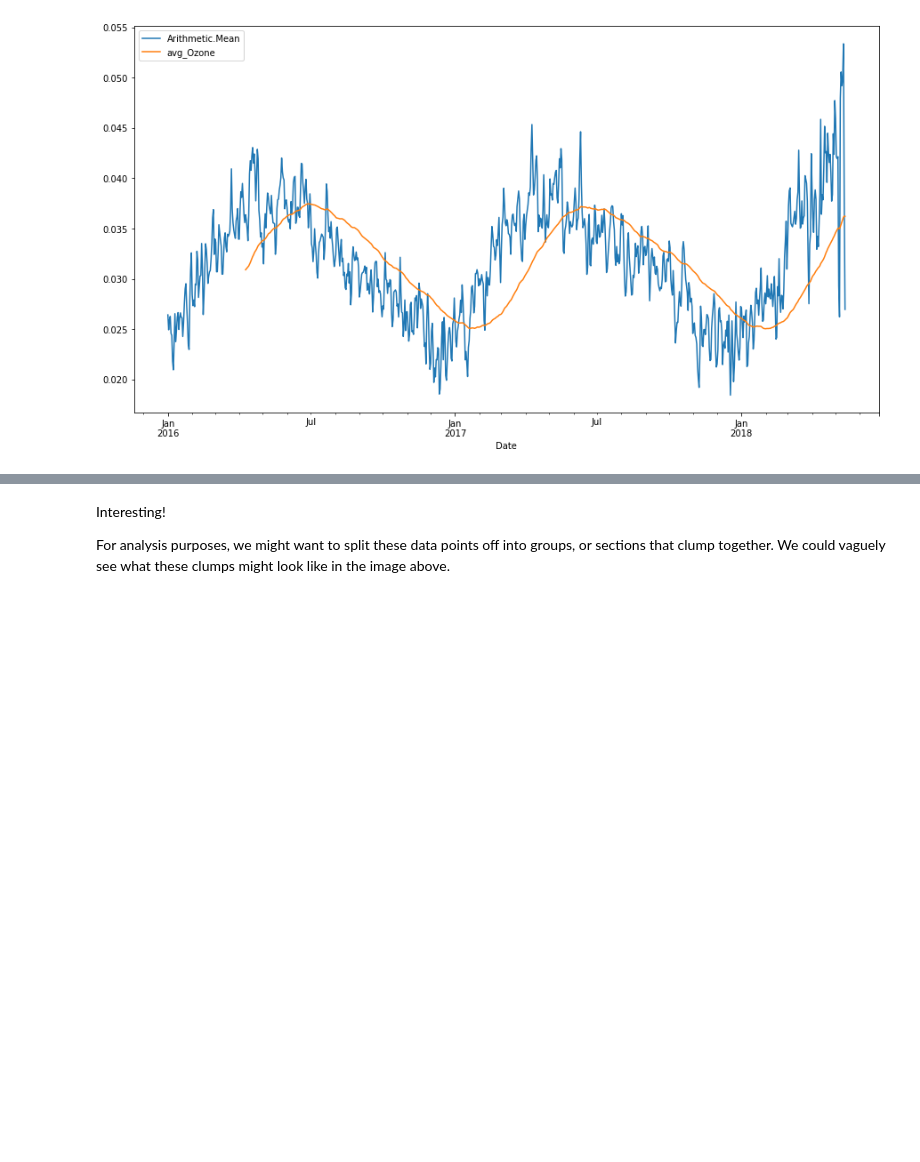
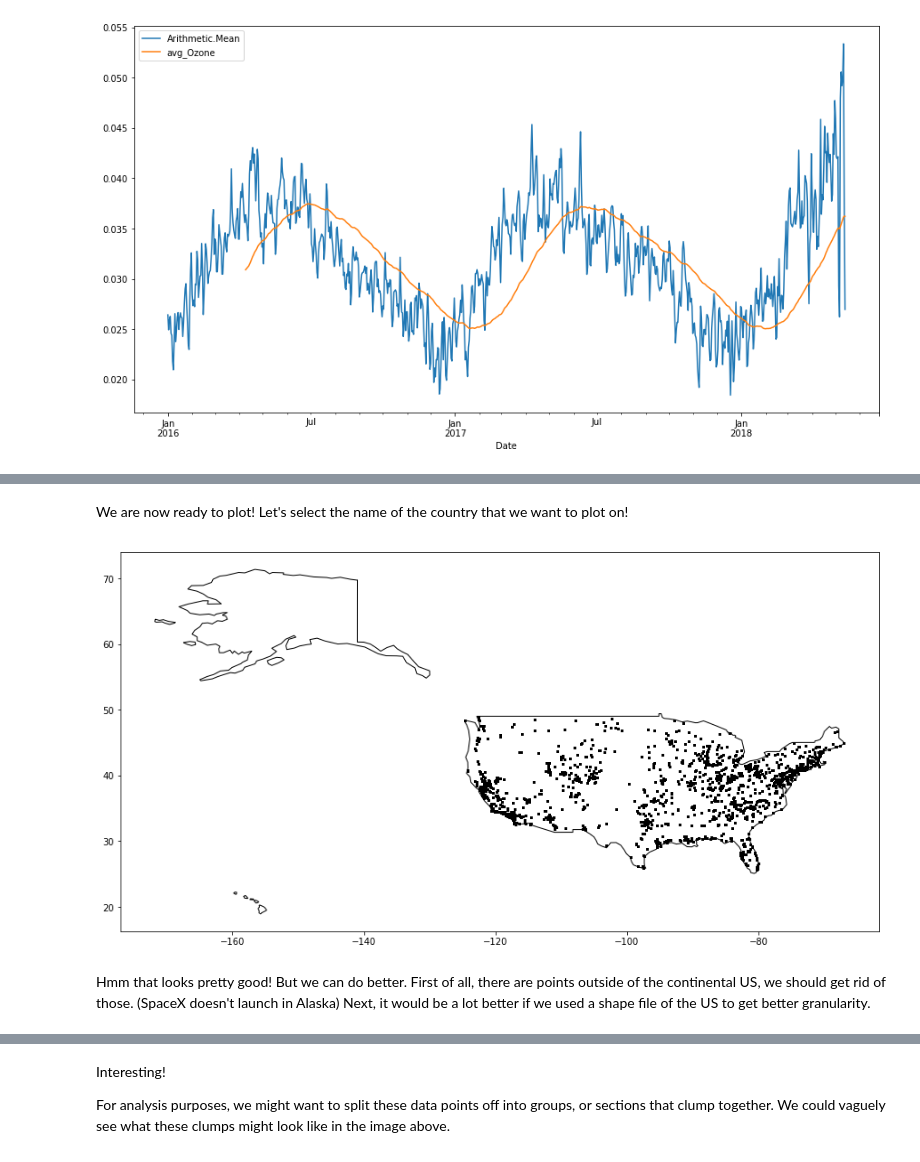
Before and after one commit to bigdatachallenge/2019_bdc_workshops, a Jupyter notebook: MD Python3 Week-1.ipynb, the cells around one changed output, grey strips where cells are left out. Saved outputs shown, nothing was run; the diff lists cells and outputs as text; code cells hidden in the pictures; blank space fills up the shorter version.

```diff
--- a/MD Python3 Week-1.ipynb
+++ b/MD Python3 Week-1.ipynb
@@ -501,3 +495,0 @@ Adding points to the map is as easy as using the point geom, as we would for nor
-# %%
-Ozone_Data["Latitude"] = pd.to_numeric(Ozone_Data["Latitude"])
-Ozone_Data["Longitude"] = pd.to_numeric(Ozone_Data["Longitude"])
@@ -516,0 +501,4 @@ Ozone_Data.iloc[0]["Latitude"] - 1
+# %%
+Ozone_Data['Coordinates'] = list(zip(Ozone_Data.Longitude, Ozone_Data.Latitude))
+Ozone_Data['Coordinates'] = Ozone_Data['Coordinates'].apply(Point)
+Ozone_Data['Coordinates'][:5]
@@ -516,0 +515,2 @@ Ozone_Data.iloc[0]["Latitude"] - 1
+# %%
+gdf = gpd.GeoDataFrame(Ozone_Data, geometry='Coordinates')
@@ -516,0 +519,3 @@ Ozone_Data.iloc[0]["Latitude"] - 1
+# %%
+world = gpd.read_file(gpd.datasets.get_path('naturalearth_lowres'))
+world.head()
@@ -516,0 +529,14 @@ Ozone_Data.iloc[0]["Latitude"] - 1
+# %% [markdown]
+We are now ready to plot! Let's select the name of the country that we want to plot on!
+# %%
+ax = world[world.name == 'United States'].plot(
+    color='white', edgecolor='black')
+
+# We can now plot our GeoDataFrame.
+gdf.plot(ax=ax, color='black',markersize=1)
+
+plt.show()
+# %% [output]
+[figure, added]
+# %% [markdown]
+Hmm that looks pretty good! But we can do better. First of all, there are points outside of the continental US, we should get rid of those. (SpaceX doesn't launch in Alaska) Next, it would be a lot better if we used a shape file of the US to get better granularity.
```
Also changed, not shown: parts of 50 cells of this notebook, 9 other files.
